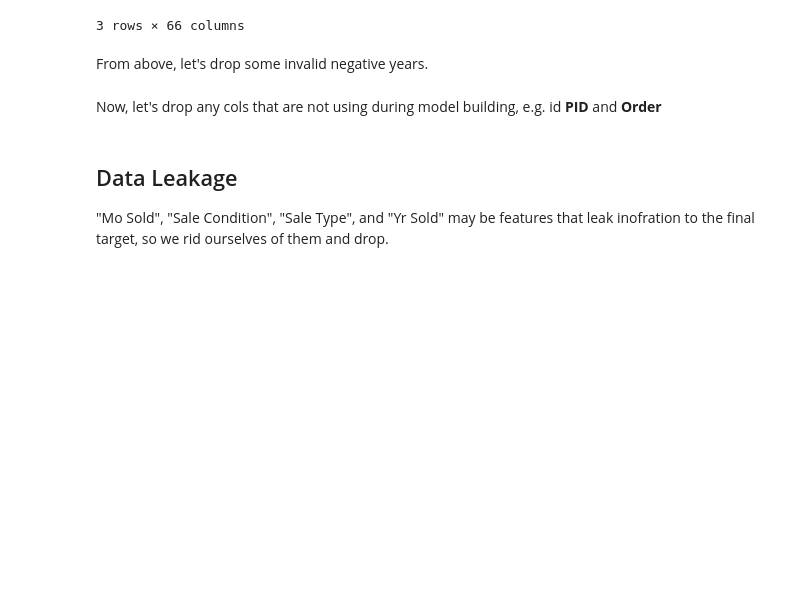
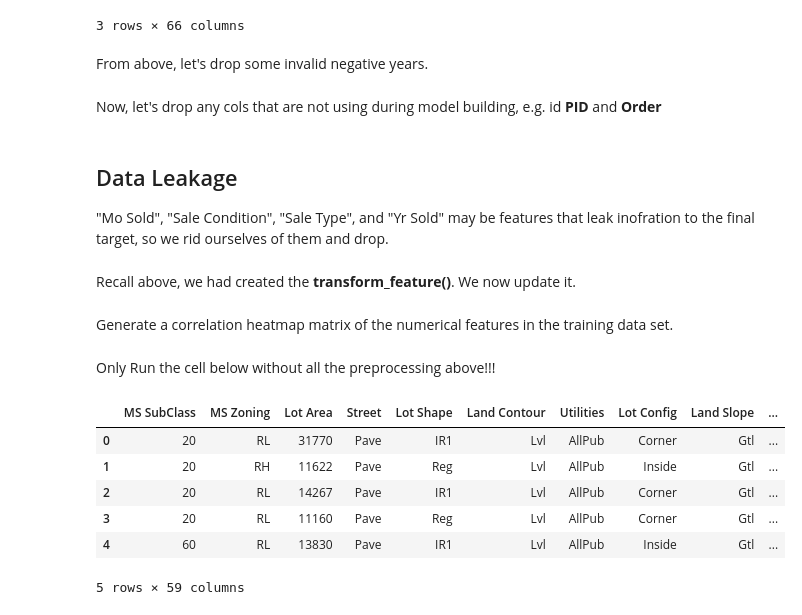
Before and after one commit to khoin-byte/dataquest-guided-projects, a Jupyter notebook: Predicting_house_Sale_Prices/Basics.ipynb, the cells around one changed output. Cells and saved outputs as stored; diff of their text form; code cells hidden in the pictures; blank space fills up the shorter version.

```diff
--- a/Predicting_house_Sale_Prices/Basics.ipynb
+++ b/Predicting_house_Sale_Prices/Basics.ipynb
@@ -49,6 +54,6 @@ Index(['Order', 'PID', 'MS SubClass', 'MS Zoning', 'Lot Frontage', 'Lot Area',
 # %%
 # this function should not modify the orig df, but return a newly modified train data frame.
 def transform_features(df):
-    return train
+    return df
 # %%
 def select_features(df):
@@ -257,3 +262,5 @@ df = df.drop(["PID", "Order"], axis=1)
 
 ## Drop columns that leak info about the final sale
 df = df.drop(["Mo Sold", "Sale Condition", "Sale Type", "Yr Sold"], axis=1)
+# %% [markdown]
+Recall above, we had created the **transform_feature()**. We now update it.
@@ -259,0 +296,4 @@ df = df.drop(["Mo Sold", "Sale Condition", "Sale Type", "Yr Sold"], axis=1)
+# %% [markdown]
+Generate a correlation heatmap matrix of the numerical features in the training data set.
+# %% [markdown]
+Only Run the cell below without all the preprocessing above!!!
@@ -259,0 +302,10 @@ df = df.drop(["Mo Sold", "Sale Condition", "Sale Type", "Yr Sold"], axis=1)
+# %%
+transformed_df.head()
+# %% [output]
+|  | MS SubClass | MS Zoning | Lot Area | Street | Lot Shape | Land Contour | Utilities | Lot Config | Land Slope | ... |
+| 0 | 20 | RL | 31770 | Pave | IR1 | Lvl | AllPub | Corner | Gtl | ... |
+| 1 | 20 | RH | 11622 | Pave | Reg | Lvl | AllPub | Inside | Gtl | ... |
+| 2 | 20 | RL | 14267 | Pave | IR1 | Lvl | AllPub | Corner | Gtl | ... |
+| 3 | 20 | RL | 11160 | Pave | Reg | Lvl | AllPub | Corner | Gtl | ... |
+| 4 | 60 | RL | 13830 | Pave | IR1 | Lvl | AllPub | Inside | Gtl | ... |
+5 rows × 59 columns
```
Also changed, not shown: parts of 27 cells of this notebook.
